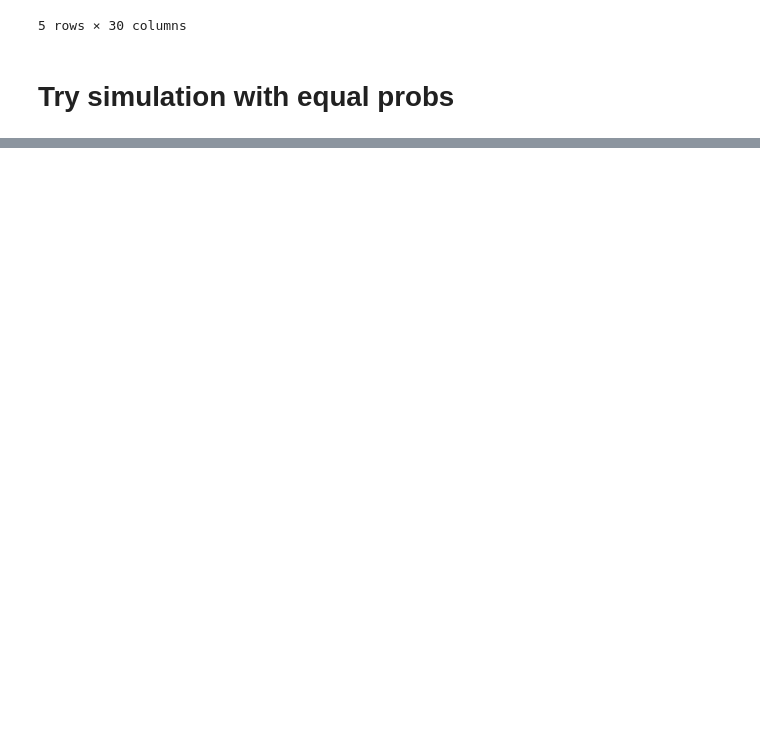
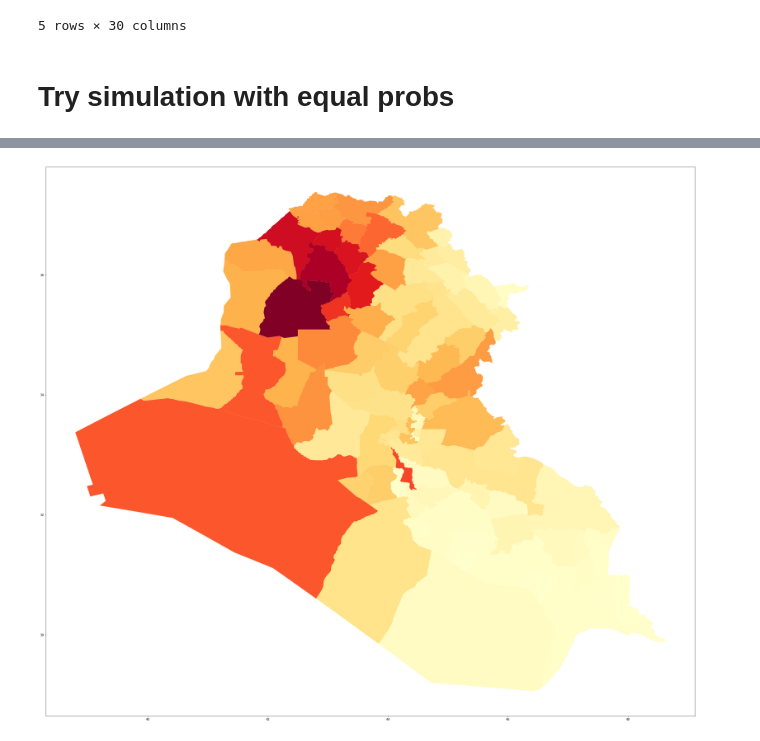
Before and after one commit to tamos/MACS30200proj, a Jupyter notebook: IQ_displacement_exploratory.ipynb, the cells around one changed output, grey strips where cells are left out. Drawn from its saved outputs; the diff is of its cells as text; code cells hidden in the pictures; blank space fills up the shorter version.

```diff
--- a/IQ_displacement_exploratory.ipynb
+++ b/IQ_displacement_exploratory.ipynb
@@ -251,0 +282,17 @@ plt.show()
+# %%
+# now do my own
+walks = []
+for i in result_list:
+    val = i["OBJECTID"].values
+    if len(val) == 1:
+        walks.append(make_walk(adj_mat, val[0] - 1 , 4, places)) # adjust for 0-index
+# %%
+iq_dist3 = iq_dist.copy()
+iq_dist3['counts'] = 0
+for trip in walks:
+    for leg in trip:
+        iq_dist3.loc[leg[1], 'counts'] += 1
+# %%
+iq_dist3.plot(column = 'counts', cmap = 'YlOrRd');
+# %% [output]
+[figure, added]
```
Also changed, not shown: parts of 11 cells of this notebook.
